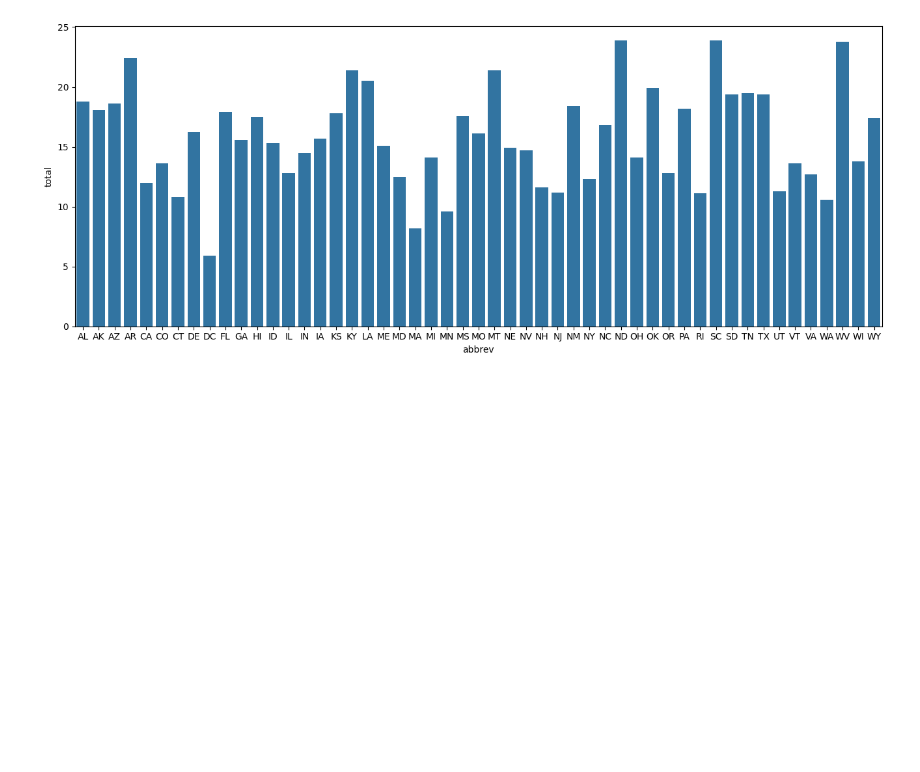
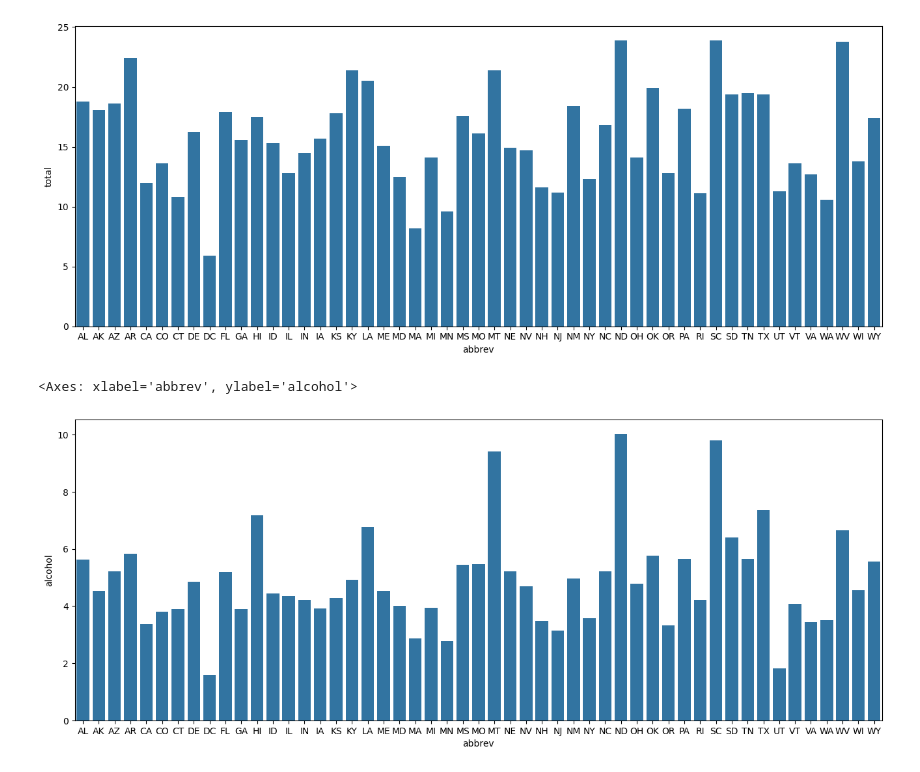
Before and after one commit to MLN142/EDA_Portfolio, a Jupyter notebook: Car_Crash_Analysis/CC_analysis.ipynb, the cells around one changed output. Drawn from its saved outputs; the diff is of its cells as text; code cells hidden in the pictures; blank space fills up the shorter version.

Commit message:
corrleation between speeding , alcohol and total accints

```diff
--- a/Car_Crash_Analysis/CC_analysis.ipynb
+++ b/Car_Crash_Analysis/CC_analysis.ipynb
@@ -104,3 +104,9 @@ sns.barplot(data=df,x="abbrev",y="total")
 plt.show()
 # %% [output]
 [figure]
+# %%
+plt.figure(figsize=(16,6))
+sns.barplot(data=df,x="abbrev",y="alcohol")
+# %% [output]
+<Axes: xlabel='abbrev', ylabel='alcohol'>
+[figure, added]
```
Also changed, not shown: parts of 3 cells of this notebook.
